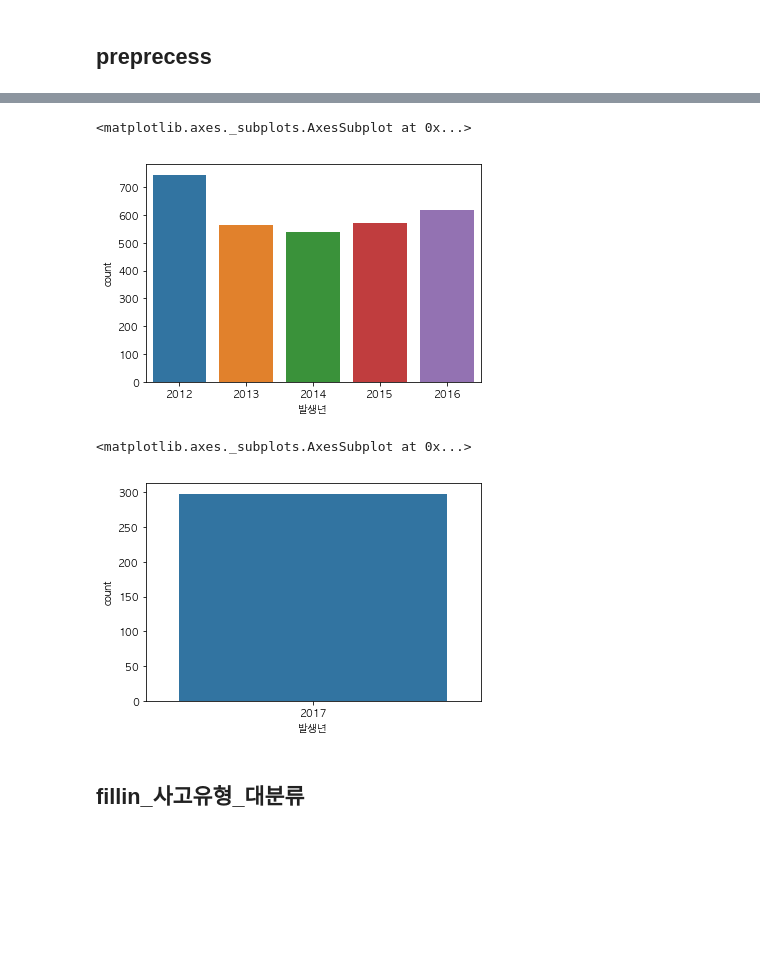
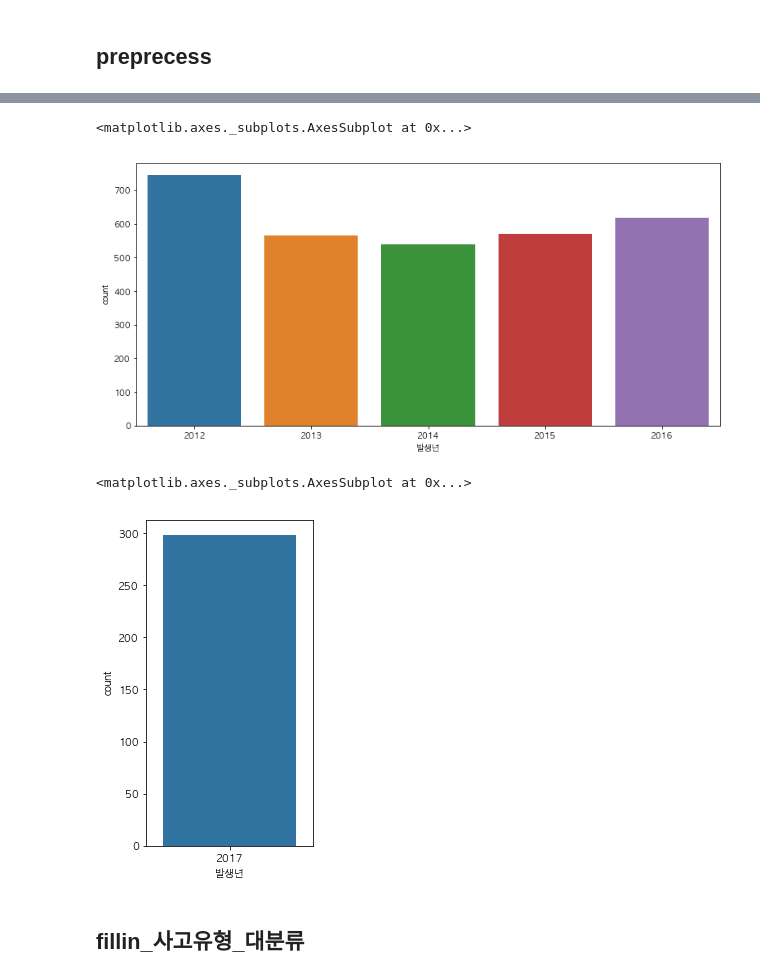
Before and after one commit to willthd/Data-Science, a Jupyter notebook: dataChallenge/dataChallenge.ipynb, the cells around one changed output, grey strips where cells are left out. Drawn from its saved outputs; the diff is of its cells as text; code cells hidden in the pictures; blank space fills up the shorter version.

```diff
--- a/dataChallenge/dataChallenge.ipynb
+++ b/dataChallenge/dataChallenge.ipynb
@@ -48,13 +84,17 @@ train_측면직각충돌 = train.loc[train["사고유형_중분류"] == "측면
 # %%
+fig, ax = plt.subplots()
+fig.set_size_inches(13, 6)
 sns.countplot(data=train_측면직각충돌, x="발생년")
 # %% [output]
 <matplotlib.axes._subplots.AxesSubplot at 0x...>
-[figure, old version]
+[figure, new version]
 # %%
+fig, ax = plt.subplots()
+fig.set_size_inches(3,6 )
 sns.countplot(data=train_측면충돌, x="발생년")
 # %% [output]
 <matplotlib.axes._subplots.AxesSubplot at 0x...>
-[figure, old version]
+[figure, new version]
 # %%
 train.loc[train["사고유형_중분류"] == "측면직각충돌", "사고유형_중분류"] = "측면충돌"
 # %% [markdown]
```
Also changed, not shown: parts of 11 cells of this notebook.
